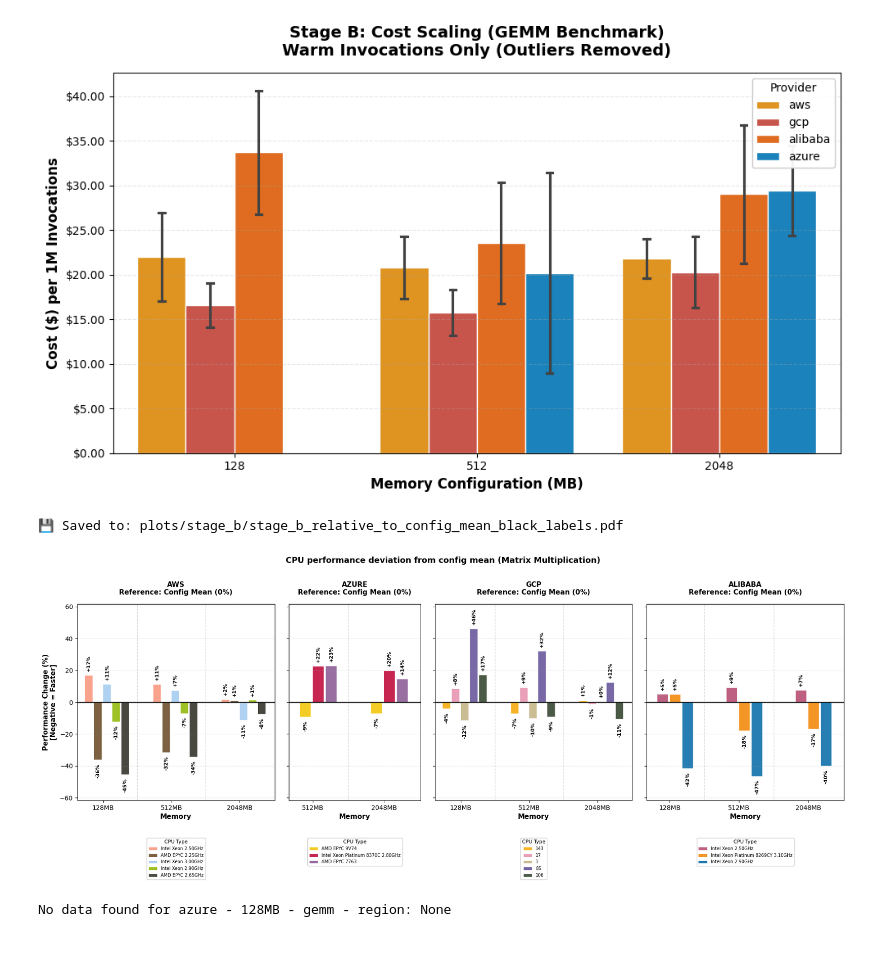
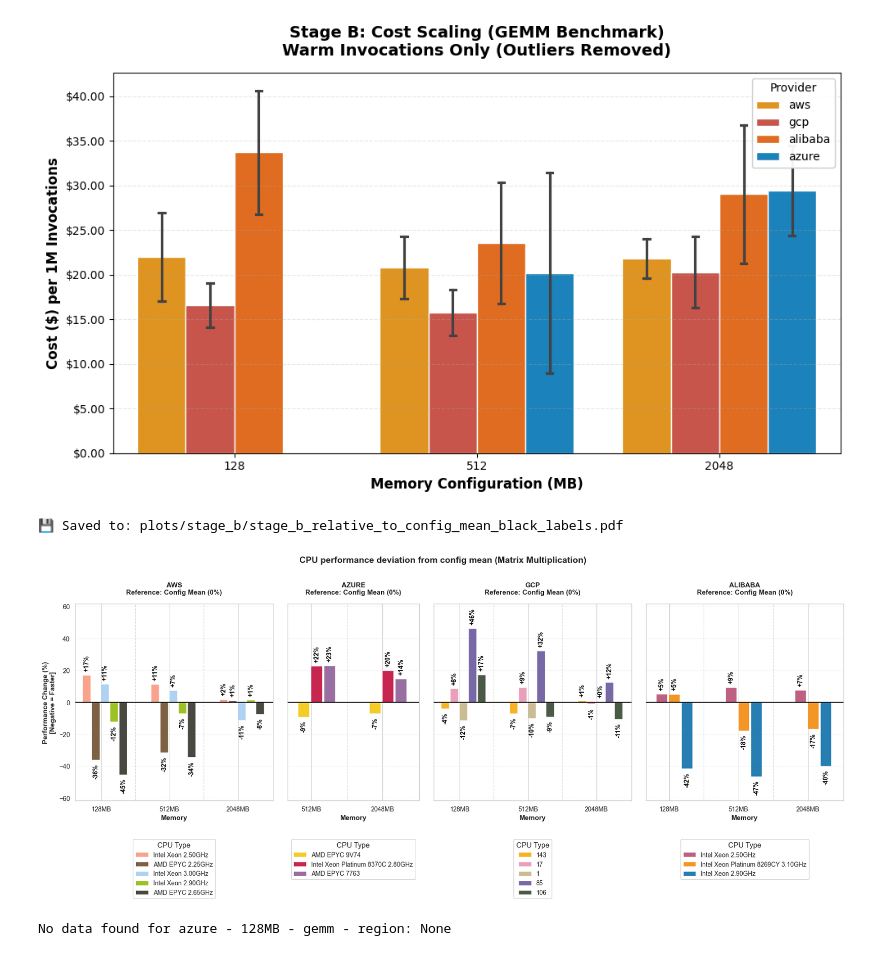
Before and after one commit to Persists/classifaas-results, a Jupyter notebook: stage_b.ipynb, the cells around one changed output. Cells and saved outputs as stored; diff of their text form; code cells hidden in the pictures.

```diff
--- a/stage_b.ipynb
+++ b/stage_b.ipynb
@@ -5,7 +5,8 @@ from helpers.gcp import load_all_billed_gcp, inject_billed_gcp
 from helpers.aws import load_all_billed_aws, inject_billed_aws
 from helpers.alibaba import load_all_billed_alibaba, inject_billed_alibaba
 
-
+import seaborn as sns
+sns.set_theme(style="whitegrid", context="paper", font_scale=1.2)
 
 LOG_DIR = "data/stage_b"
 df = load_records_from_directory(LOG_DIR)
@@ -669,7 +670,7 @@ def plot_stage_b_speedup_vs_config_mean(df, save_dir="../holy/plots/StageB"):
                 f"{pct_change:+.0f}%",
                 ha="center",
                 va=va,
-                fontsize=8,
+                fontsize=10,
                 fontweight="bold",
                 color="black",
                 rotation=90,
@@ -715,39 +716,39 @@ def plot_stage_b_speedup_vs_config_mean(df, save_dir="../holy/plots/StageB"):
         ax.legend(
             legend_handles, legend_labels,
             loc="upper center", bbox_to_anchor=(0.5, -0.18),
-            framealpha=0.95, fontsize=7, ncol=1,
-            title=f"CPU Type", title_fontsize=8
+            framealpha=0.95, fontsize=10, ncol=1,
+            title=f"CPU Type"
         )
 
     # Shared y-limits with padding for outside labels
     if global_changes:
         max_abs = max(abs(min(global_changes)), abs(max(global_changes)))
         pad = 8  # extra %-points for labels
         for ax in axes:
             ax.set_ylim(-(max_abs * 1.15 + pad), (max_abs * 1.15 + pad))
 
     fig.suptitle(
         "CPU performance deviation from config mean (Matrix Multiplication)",
-        fontsize=13, fontweight="bold", y=0.99
+        fontsize=14, fontweight="bold", y=0.99
     )
 
     plt.tight_layout()
     plt.subplots_adjust(top=0.84, bottom=0.22, wspace=0.08)
 
     if save_dir:
         os.makedirs(save_dir, exist_ok=True)
         out_path = os.path.join(save_dir, "stage_b_relative_to_config_mean_black_labels.pdf")
         plt.savefig(out_path, bbox_inches="tight", format="pdf")
         print(f"\n💾 Saved to: {out_path}")
 
     plt.show()
 
 
 # Usage:
 plot_stage_b_speedup_vs_config_mean(df, save_dir="plots/stage_b")
 # %% [output]
 💾 Saved to: plots/stage_b/stage_b_relative_to_config_mean_black_labels.pdf
-[figure, old version]
+[figure, new version]
 # %%
 import pandas as pd
 import numpy as np
```
Also changed, not shown: parts of 1 cell of this notebook, 25 other files.
